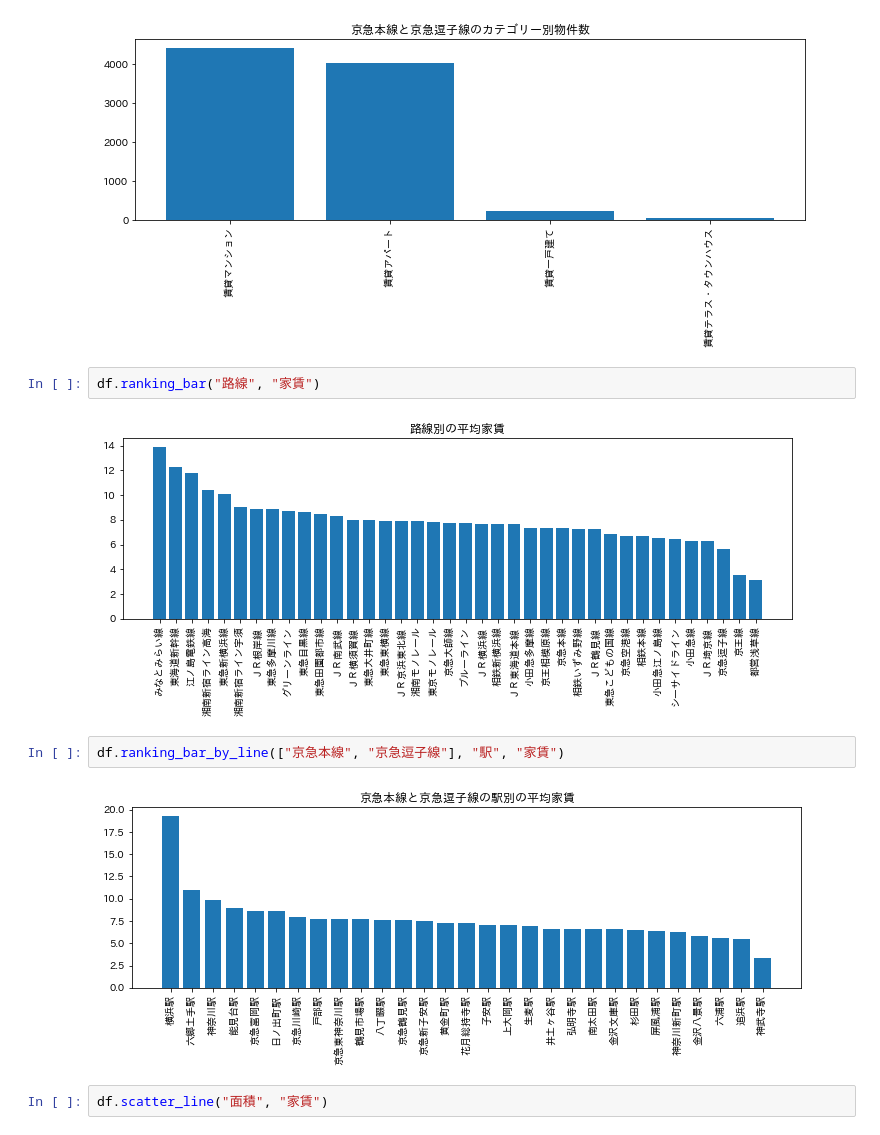
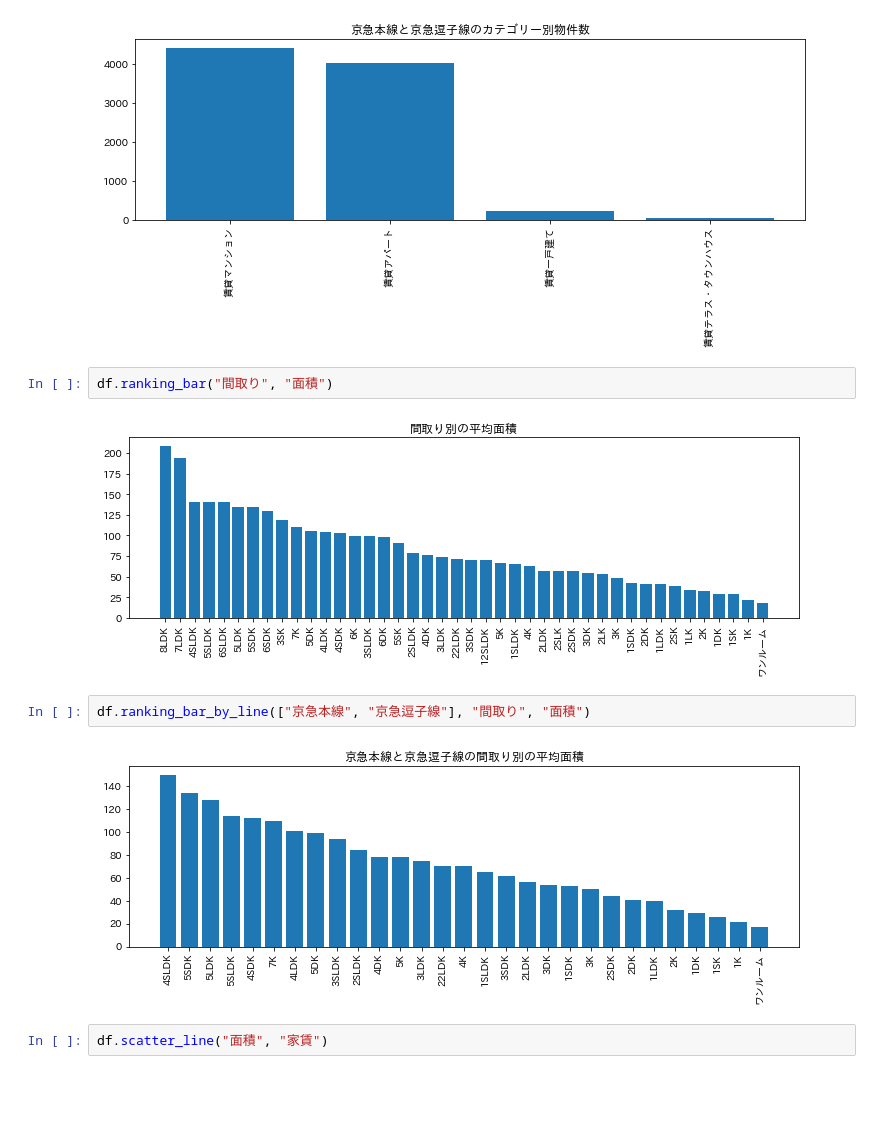
Before and after one commit to ymtm123/xbp_suumo, a Jupyter notebook: main.ipynb, the cells around one changed output. Drawn from its saved outputs; the diff is of its cells as text; blank space fills up the shorter version.

```diff
--- a/main.ipynb
+++ b/main.ipynb
@@ -28,13 +28,13 @@ df.n_rooms_by_line(["京急本線", "京急逗子線"], "カテゴリー")
 # %% [output]
 [figure]
 # %%
-df.ranking_bar("路線", "家賃")
+df.ranking_bar("間取り", "面積")
 # %% [output]
-[figure, old version]
+[figure, new version]
 # %%
-df.ranking_bar_by_line(["京急本線", "京急逗子線"], "駅", "家賃")
+df.ranking_bar_by_line(["京急本線", "京急逗子線"], "間取り", "面積")
 # %% [output]
-[figure, old version]
+[figure, new version]
 # %%
 df.scatter_line("面積", "家賃")
 # %% [output]
```
Also changed, not shown: parts of 1 cell of this notebook, 1 other file.
